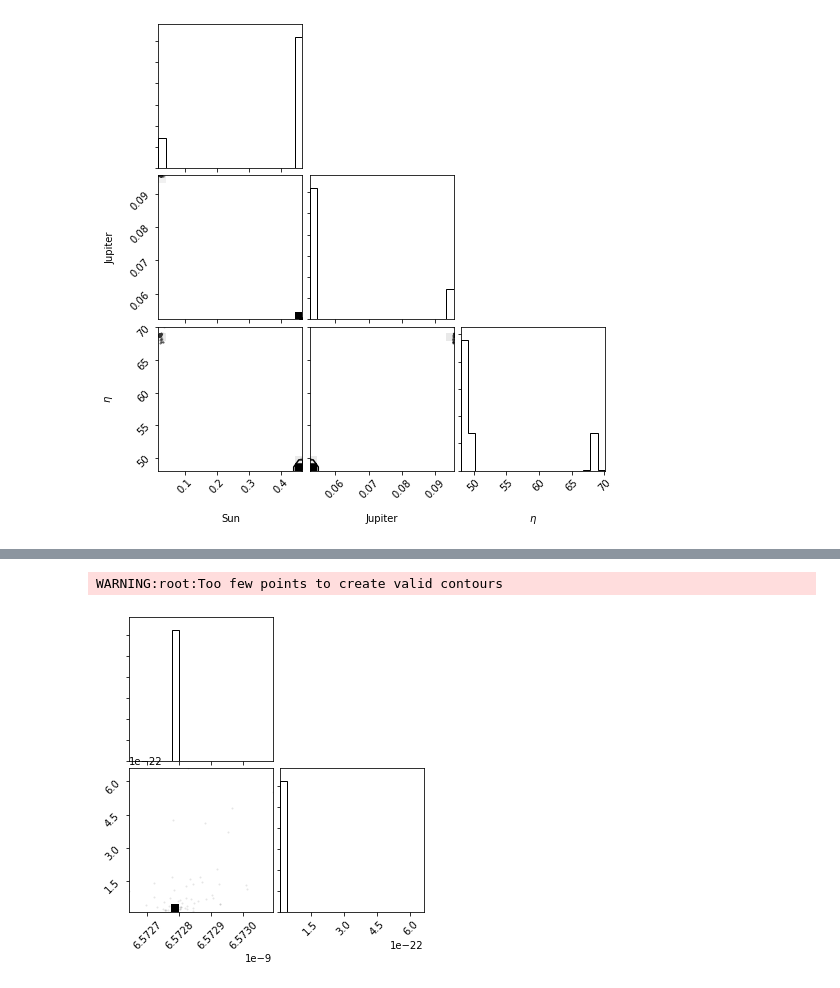
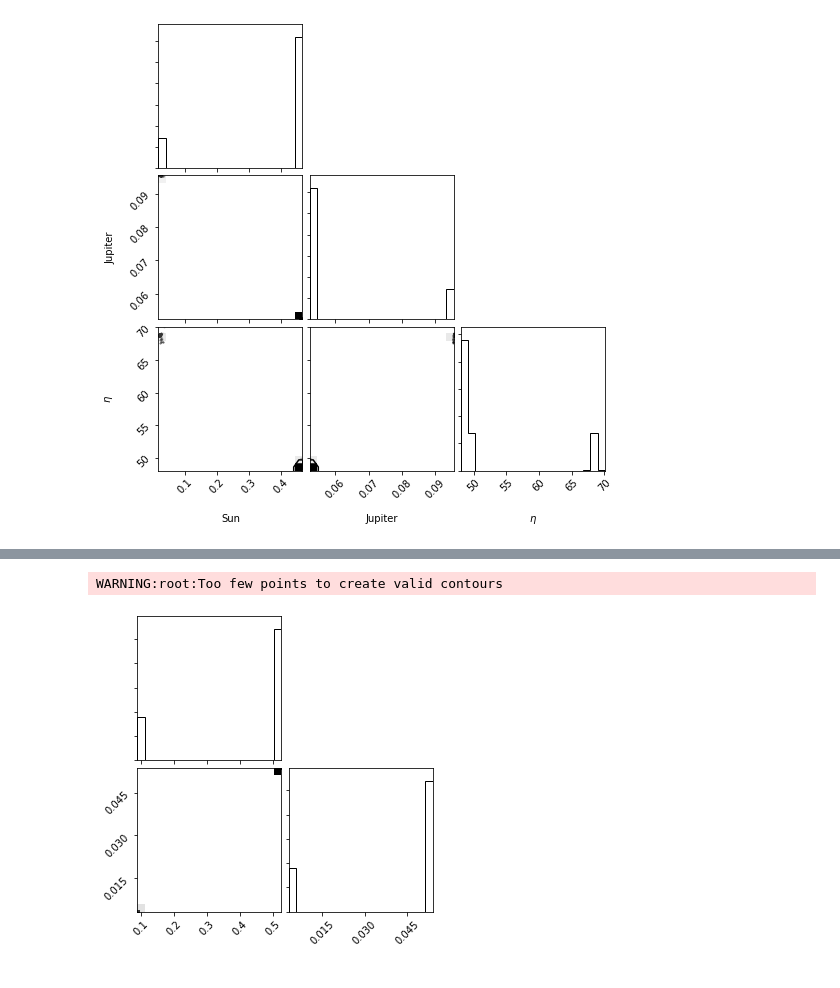
Before and after one commit to MDAddario/invisoplanet_detection, a Jupyter notebook: Running_MCMC.ipynb, the cells around one changed output, grey strips where cells are left out. Cells and saved outputs as stored; diff of their text form; code cells hidden in the pictures.

Commit message:
Ran MCMC using the simulation with bondary conditions. Addded parameters description

```diff
--- a/Running_MCMC.ipynb
+++ b/Running_MCMC.ipynb
@@ -97,5 +139,8 @@ samples_SOLAR_SYSTEM_pluto, flat_SOLAR_SYSTEM_pluto = run_MCMC("invisoplanet_det
+# %%
+#Running the MCMC with a similation that now has boundary conditions on the size of the system (100AU).
+samples_SAT_sun_jup_bonded, flat_SAT_sun_jup_bonded = run_MCMC("invisoplanet_detection/data/sat_sun_jup_1_2_2.json", 1, 2, 2, init_guess_factor_1 = 50, init_guess_factor_2 = 50)
 # %%
-fig_SOLAR_SYSTEM_pluto = corner.corner(flat_SOLAR_SYSTEM_pluto)
+fig_SAT_sun_jup_bonded = corner.corner(flat_SAT_sun_jup_bonded)
 # %% [output]
 WARNING:root:Too few points to create valid contours
-[figure, old version]
+[figure, new version]
```
Also changed, not shown: parts of 11 cells of this notebook.
